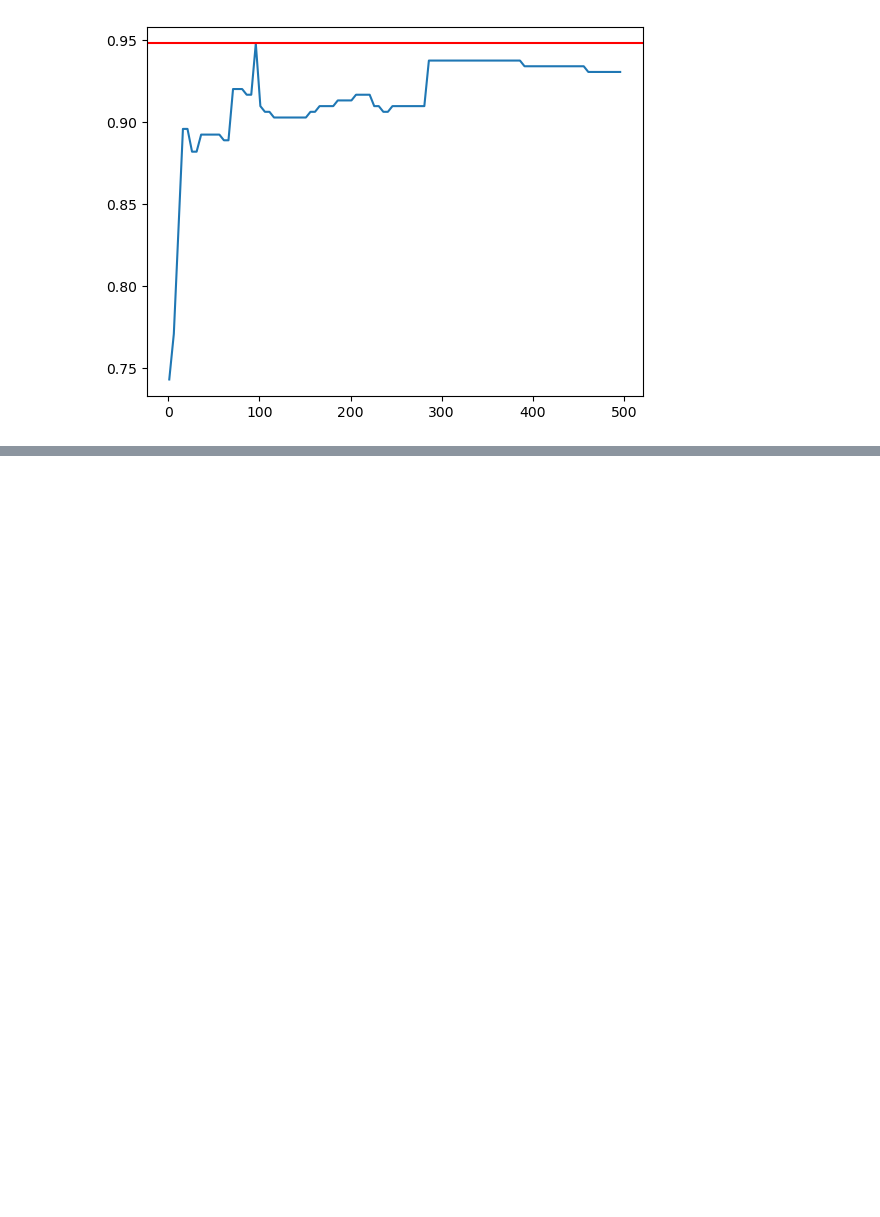
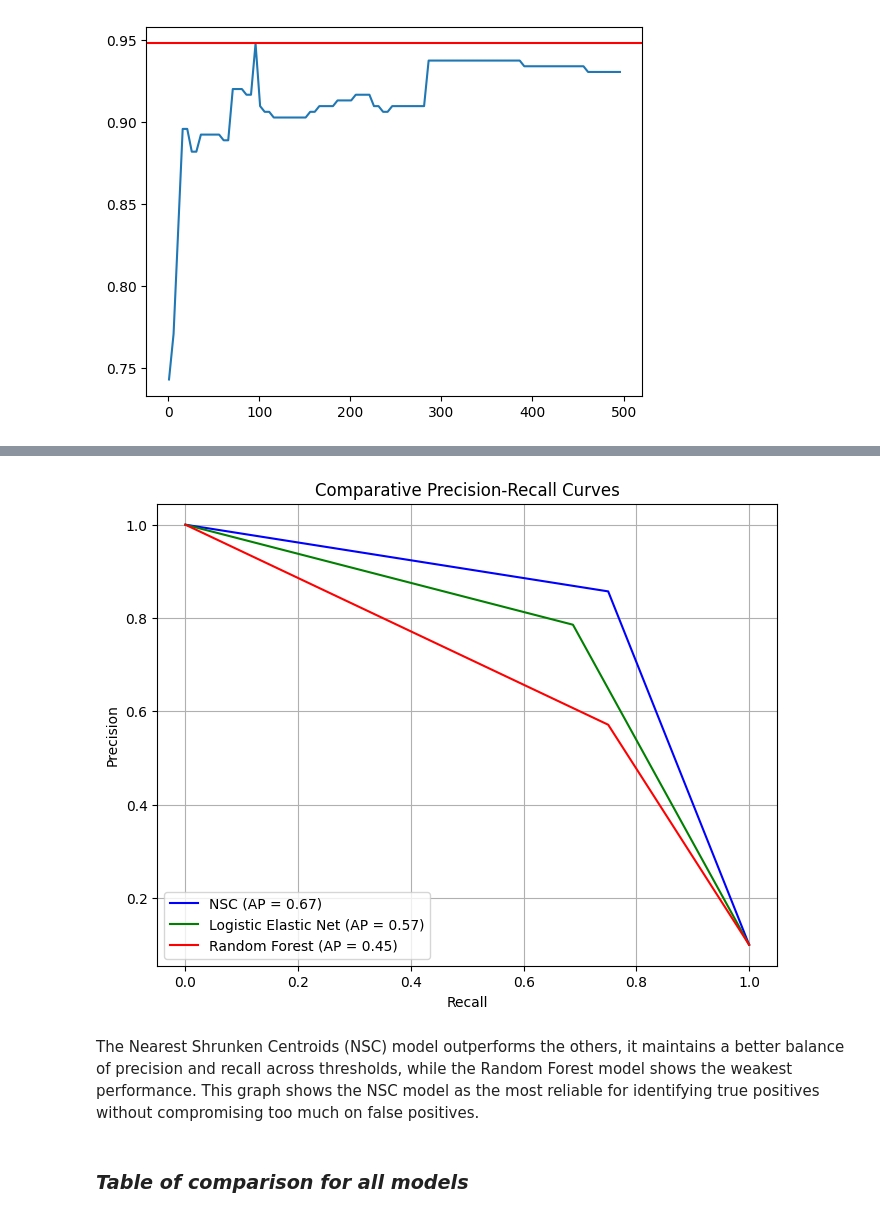
Before and after one commit to NeuralWave42/ST443-Project, a Jupyter notebook: Task2_merged.ipynb, the cells around one changed output, grey strips where cells are left out. Cells and saved outputs as stored; diff of their text form; code cells hidden in the pictures; blank space fills up the shorter version.

```diff
--- a/Task2_merged.ipynb
+++ b/Task2_merged.ipynb
@@ -811,0 +812,21 @@ plt.axhline(y=0.9479166666666667,color= 'r',label = '96 features')
+# %%
+# add the PR Curve for each mdoel on the graph
+
+plt.figure(figsize=(8, 6))
+for model_name, model_info in models.items():
+    precision, recall, _ = precision_recall_curve(model_info["y_test"], model_info["y_pred"])
+    average_precision = average_precision_score(model_info["y_test"], model_info["y_pred"])
+    plt.plot(recall, precision, label=f'{model_name} (AP = {average_precision:.2f})', color=model_info["color"])
+
+plt.xlabel('Recall')
+plt.ylabel('Precision')
+plt.title('Comparative Precision-Recall Curves')
+plt.legend(loc='lower left')
+plt.grid(True)
+plt.show()
+# %% [output]
+[figure, added]
+# %% [markdown]
+The Nearest Shrunken Centroids (NSC) model outperforms the others, it maintains a better balance of precision and recall across thresholds, while the Random Forest model shows the weakest performance. This graph shows the NSC model as the most reliable for identifying true positives without compromising too much on false positives.
+# %% [markdown]
+### ***Table of comparison for all models***
```
Also changed, not shown: parts of 27 cells of this notebook.
